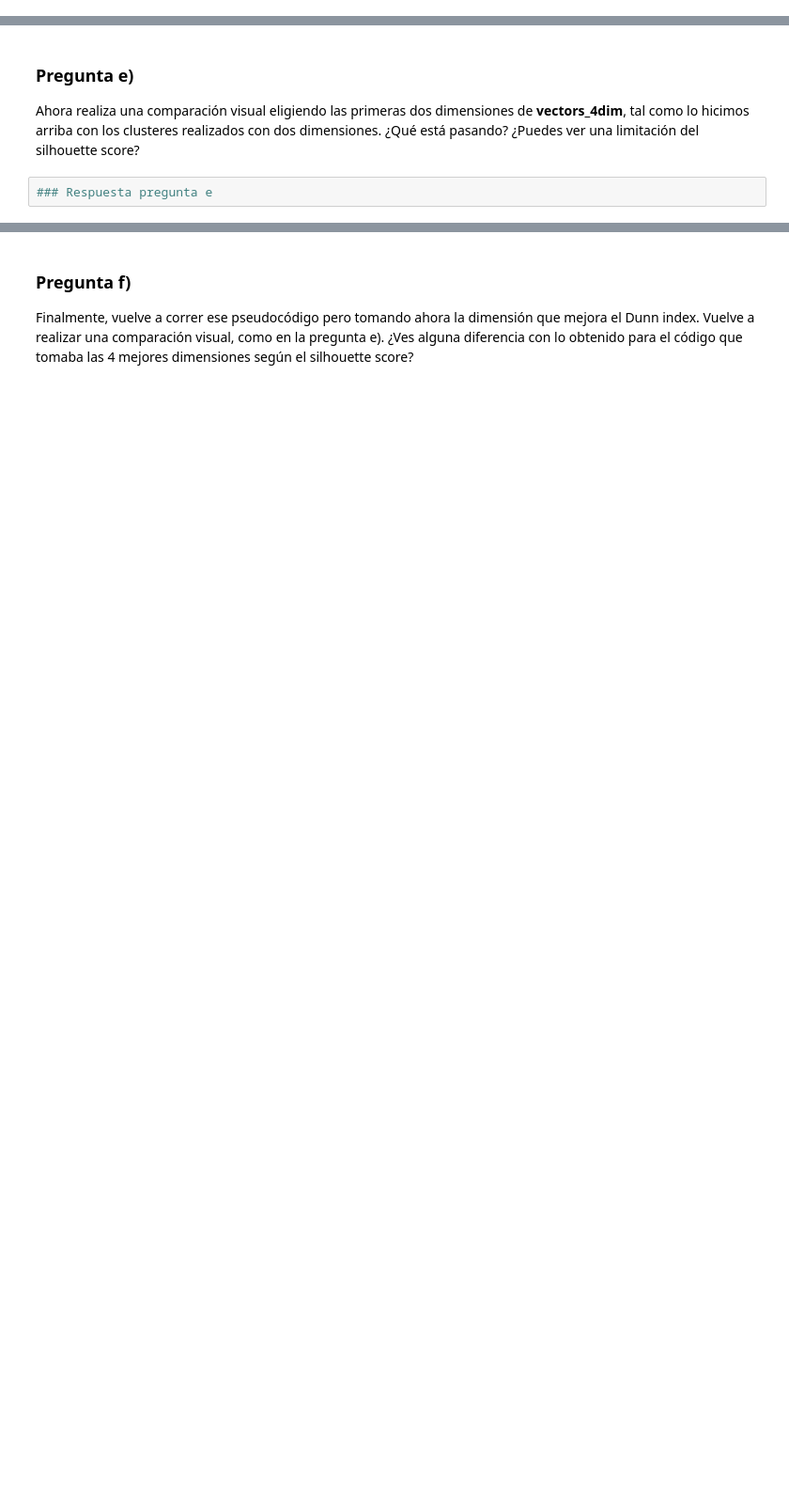
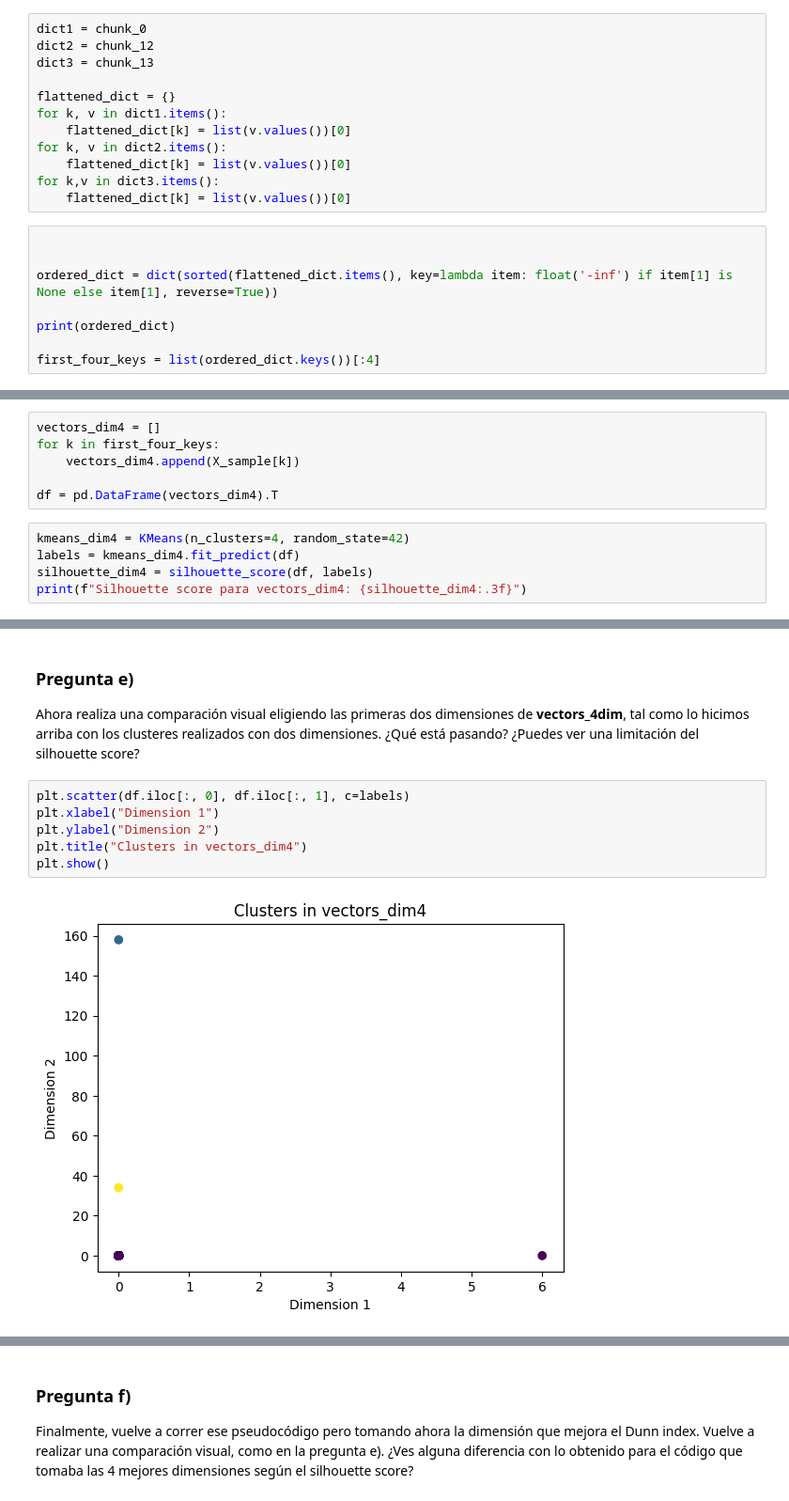
Before and after one commit to Fernanda-Bley/IIC2433, a Jupyter notebook: Tarea3/Tarea3.ipynb, the cells around one changed output, grey strips where cells are left out. Shown at 94% size. Cells and saved outputs as stored; diff of their text form; blank space fills up the shorter version.

```diff
--- a/Tarea3/Tarea3.ipynb
+++ b/Tarea3/Tarea3.ipynb
@@ -256,0 +364,20 @@ Implementa el pseudocódigo de arriba. Informa las 4 dimensiones, usa kmeans sob
+# %%
+dict1 = chunk_0
+dict2 = chunk_12
+dict3 = chunk_13
+
+flattened_dict = {}
+for k, v in dict1.items():
+    flattened_dict[k] = list(v.values())[0]
+for k, v in dict2.items():
+    flattened_dict[k] = list(v.values())[0]
+for k,v in dict3.items():
+    flattened_dict[k] = list(v.values())[0]
+# %%
+
+
+ordered_dict = dict(sorted(flattened_dict.items(), key=lambda item: float('-inf') if item[1] is None else item[1], reverse=True))
+
+print(ordered_dict)
+
+first_four_keys = list(ordered_dict.keys())[:4]
@@ -256,0 +386,11 @@ Implementa el pseudocódigo de arriba. Informa las 4 dimensiones, usa kmeans sob
+# %%
+vectors_dim4 = []
+for k in first_four_keys:
+    vectors_dim4.append(X_sample[k])
+
+df = pd.DataFrame(vectors_dim4).T
+# %%
+kmeans_dim4 = KMeans(n_clusters=4, random_state=42)
+labels = kmeans_dim4.fit_predict(df)
+silhouette_dim4 = silhouette_score(df, labels)
+print(f"Silhouette score para vectors_dim4: {silhouette_dim4:.3f}")
@@ -258,4 +411,10 @@ Implementa el pseudocódigo de arriba. Informa las 4 dimensiones, usa kmeans sob
 ### Pregunta e)
 Ahora realiza una comparación visual eligiendo las primeras dos dimensiones de **vectors_4dim**, tal como lo hicimos arriba con los clusteres realizados con dos dimensiones. ¿Qué está pasando? ¿Puedes ver una limitación del silhouette score?
 # %%
-### Respuesta pregunta e
+plt.scatter(df.iloc[:, 0], df.iloc[:, 1], c=labels)
+plt.xlabel("Dimension 1")
+plt.ylabel("Dimension 2")
+plt.title("Clusters in vectors_dim4")
+plt.show()
+# %% [output]
+[figure, added]
```
Also changed, not shown: parts of 57 cells of this notebook, 3 other files.
